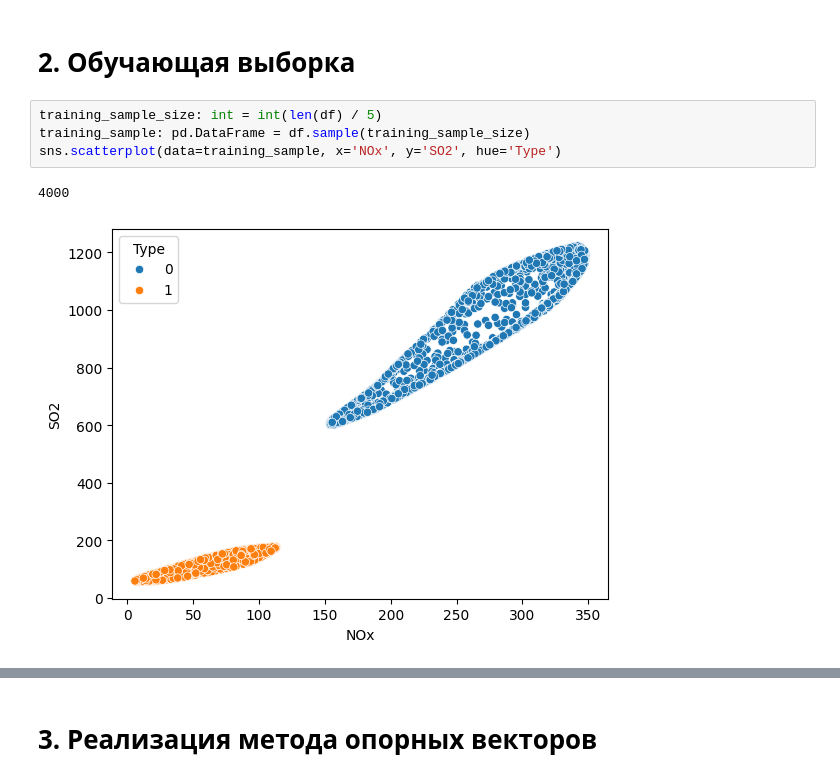
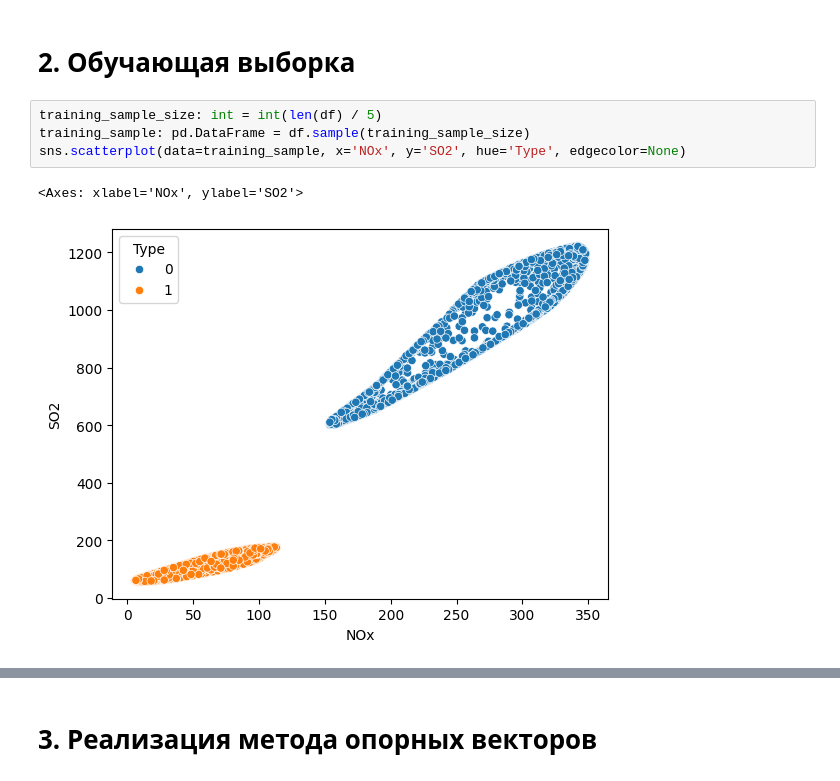
Before and after one commit to EvilSoboL/machineLearningNstu, a Jupyter notebook: notebooks/lab1.5.ipynb, the cells around one changed output, grey strips where cells are left out. Drawn from its saved outputs; the diff is of its cells as text.

```diff
--- a/notebooks/lab1.5.ipynb
+++ b/notebooks/lab1.5.ipynb
@@ -67,10 +68,10 @@ sns.scatterplot(data=df, x='NOx', y='SO2', hue='Type')
 # %%
 training_sample_size: int = int(len(df) / 5)
 training_sample: pd.DataFrame = df.sample(training_sample_size)
-sns.scatterplot(data=training_sample, x='NOx', y='SO2', hue='Type')
+sns.scatterplot(data=training_sample, x='NOx', y='SO2', hue='Type', edgecolor=None)
 # %% [output]
-4000
+<Axes: xlabel='NOx', ylabel='SO2'>
-[figure, old version]
+[figure, new version]
 # %%
 training_sample.head()
 # %% [output]
```
Also changed, not shown: parts of 6 cells of this notebook, 10 other files.
